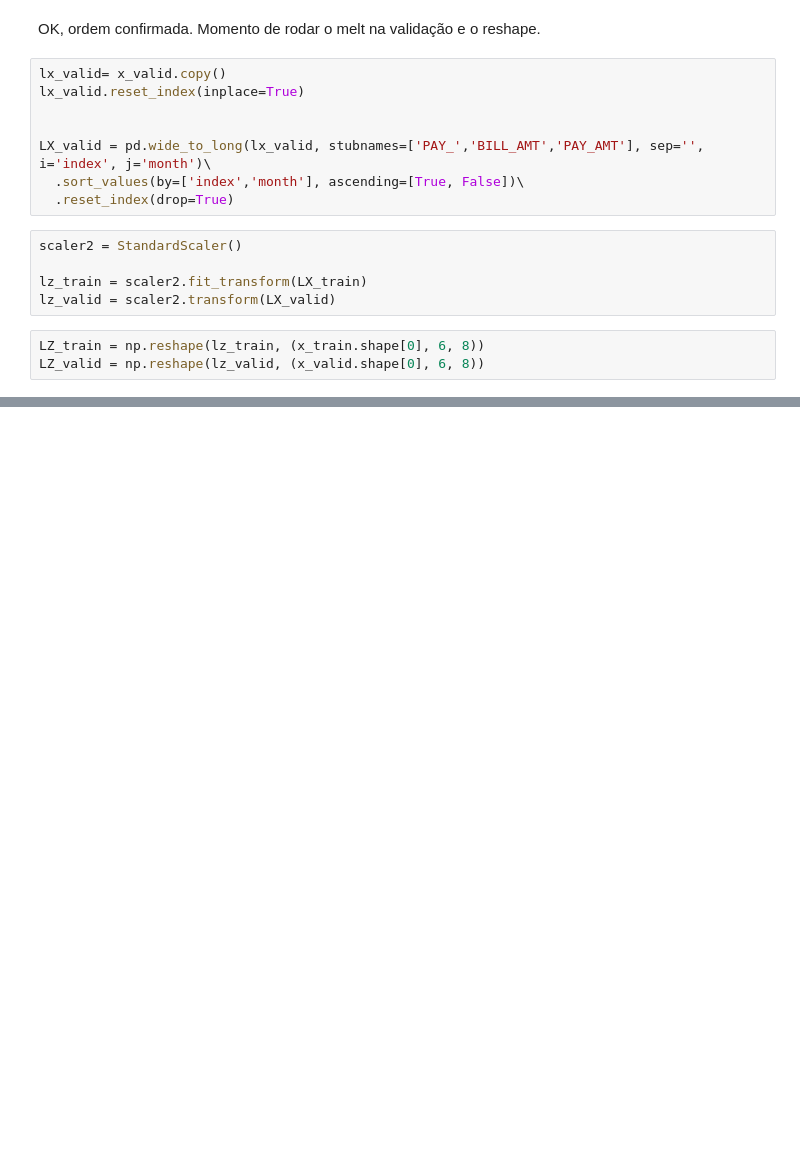
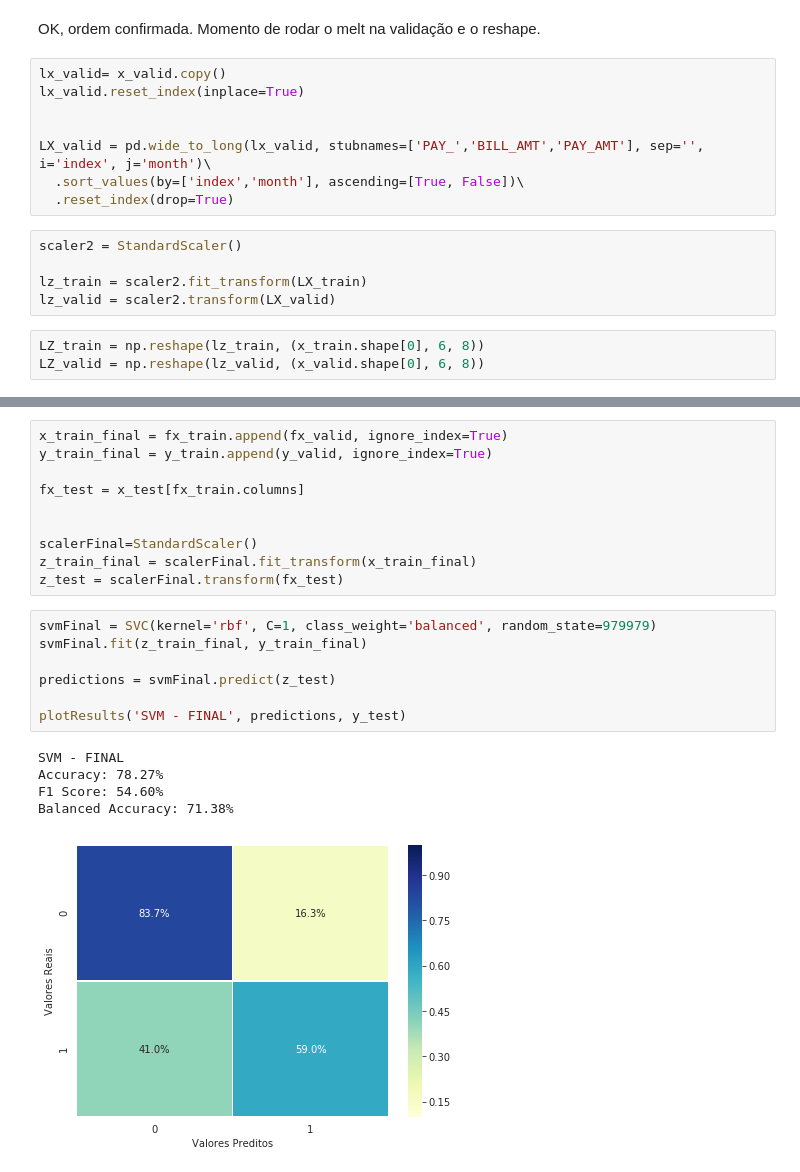
Before and after one commit to tmiessa/mdc-defaultcredit, a Jupyter notebook: mdc_defaultcredit.ipynb, the cells around one changed output, grey strips where cells are left out. Saved outputs shown, nothing was run; the diff lists cells and outputs as text; blank space fills up the shorter version.

```diff
--- a/mdc_defaultcredit.ipynb
+++ b/mdc_defaultcredit.ipynb
@@ -1254,0 +1362,23 @@ Balanced Accuracy: 51.05%
+# %%
+x_train_final = fx_train.append(fx_valid, ignore_index=True)
+y_train_final = y_train.append(y_valid, ignore_index=True)
+
+fx_test = x_test[fx_train.columns]
+
+
+scalerFinal=StandardScaler()
+z_train_final = scalerFinal.fit_transform(x_train_final)
+z_test = scalerFinal.transform(fx_test)
+# %%
+svmFinal = SVC(kernel='rbf', C=1, class_weight='balanced', random_state=979979)
+svmFinal.fit(z_train_final, y_train_final)
+
+predictions = svmFinal.predict(z_test)
+
+plotResults('SVM - FINAL', predictions, y_test)
+# %% [output]
+SVM - FINAL
+Accuracy: 78.27%
+F1 Score: 54.60%
+Balanced Accuracy: 71.38%
+[figure, added]
```
Also changed, not shown: parts of 15 cells of this notebook.
